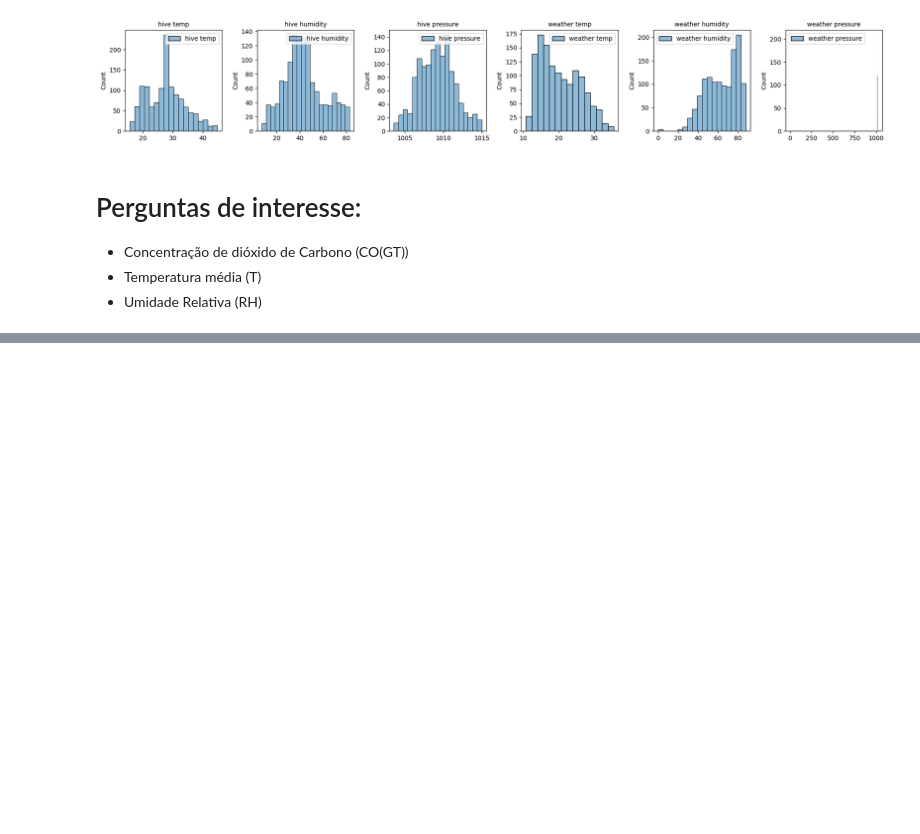
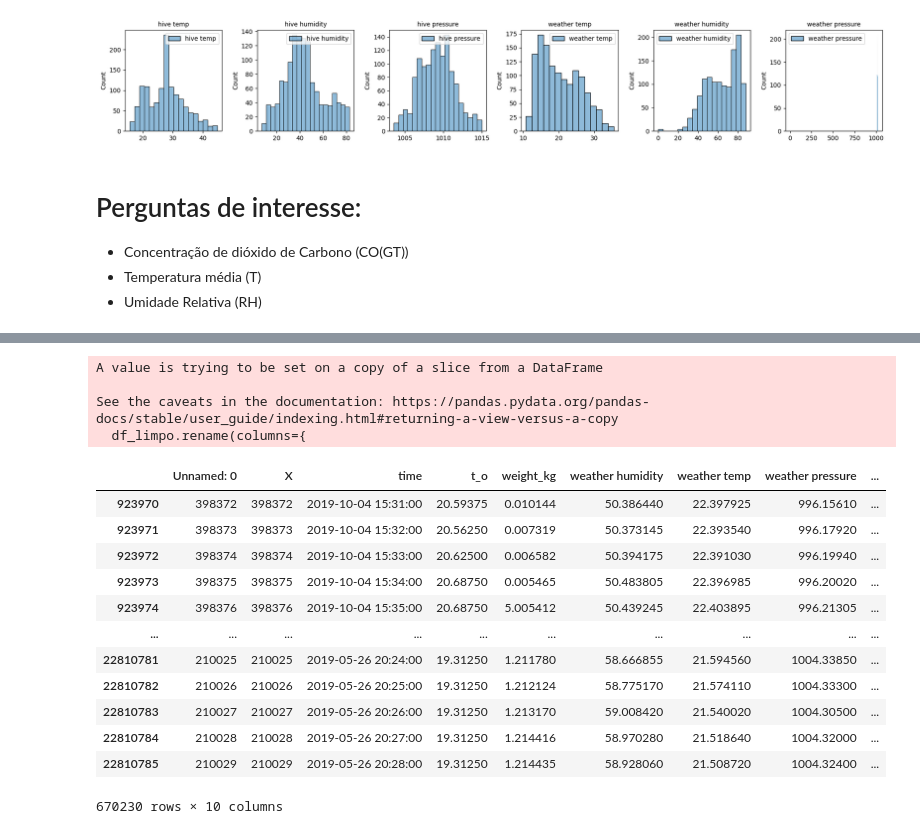
Before and after one commit to matheusbuenowb/Data-Mining-Bee-Colony, a Jupyter notebook: AnaliseExploratória.ipynb, the cells around one changed output, grey strips where cells are left out. Saved outputs shown, nothing was run; the diff lists cells and outputs as text; code cells hidden in the pictures; blank space fills up the shorter version.

```diff
--- a/AnaliseExploratória.ipynb
+++ b/AnaliseExploratória.ipynb
@@ -352,0 +373,27 @@ df.groupby('month')['RH'].agg(['min','max','mean','std'])
+# %%
+df_limpo.rename(columns={
+    't': 'weather temp',
+    'h': 'weather humidity',
+    'p': 'weather pressure'
+}, inplace=True)
+# %% [output]
+A value is trying to be set on a copy of a slice from a DataFrame
+
+See the caveats in the documentation: https://pandas.pydata.org/pandas-docs/stable/user_guide/indexing.html#returning-a-view-versus-a-copy
+  df_limpo.rename(columns={
+# %%
+df_limpo
+# %% [output]
+|  | Unnamed: 0 | X | time | t_o | weight_kg | weather humidity | weather temp | weather pressure | ... |
+| 923970 | 398372 | 398372 | 2019-10-04 15:31:00 | 20.59375 | 0.010144 | 50.386440 | 22.397925 | 996.15610 | ... |
+| 923971 | 398373 | 398373 | 2019-10-04 15:32:00 | 20.56250 | 0.007319 | 50.373145 | 22.393540 | 996.17920 | ... |
+| 923972 | 398374 | 398374 | 2019-10-04 15:33:00 | 20.62500 | 0.006582 | 50.394175 | 22.391030 | 996.19940 | ... |
+| 923973 | 398375 | 398375 | 2019-10-04 15:34:00 | 20.68750 | 0.005465 | 50.483805 | 22.396985 | 996.20020 | ... |
+| 923974 | 398376 | 398376 | 2019-10-04 15:35:00 | 20.68750 | 5.005412 | 50.439245 | 22.403895 | 996.21305 | ... |
+| ... | ... | ... | ... | ... | ... | ... | ... | ... | ... |
+| 22810781 | 210025 | 210025 | 2019-05-26 20:24:00 | 19.31250 | 1.211780 | 58.666855 | 21.594560 | 1004.33850 | ... |
+| 22810782 | 210026 | 210026 | 2019-05-26 20:25:00 | 19.31250 | 1.212124 | 58.775170 | 21.574110 | 1004.33300 | ... |
+| 22810783 | 210027 | 210027 | 2019-05-26 20:26:00 | 19.31250 | 1.213170 | 59.008420 | 21.540020 | 1004.30500 | ... |
+| 22810784 | 210028 | 210028 | 2019-05-26 20:27:00 | 19.31250 | 1.214416 | 58.970280 | 21.518640 | 1004.32000 | ... |
+| 22810785 | 210029 | 210029 | 2019-05-26 20:28:00 | 19.31250 | 1.214435 | 58.928060 | 21.508720 | 1004.32400 | ... |
+670230 rows × 10 columns
```
Also changed, not shown: parts of 26 cells of this notebook.
